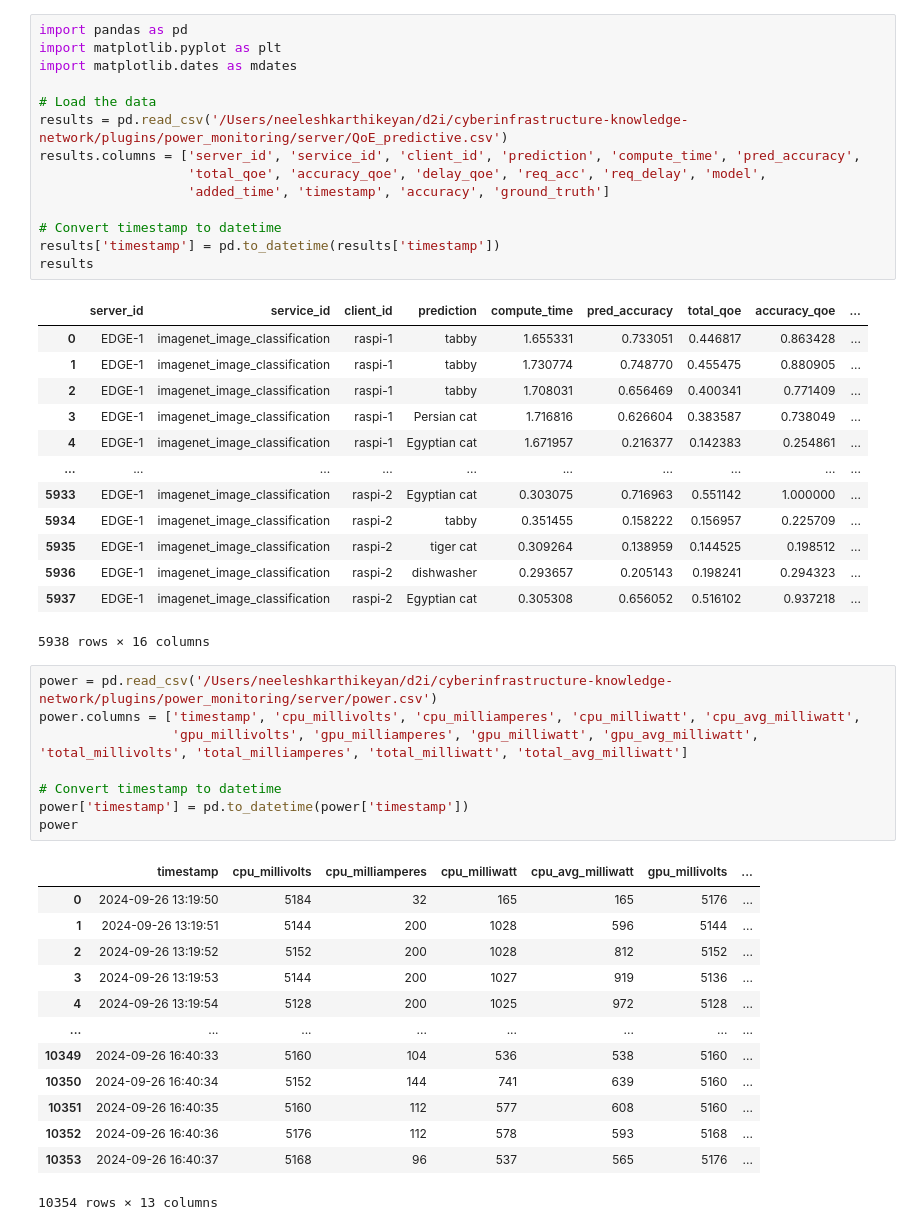
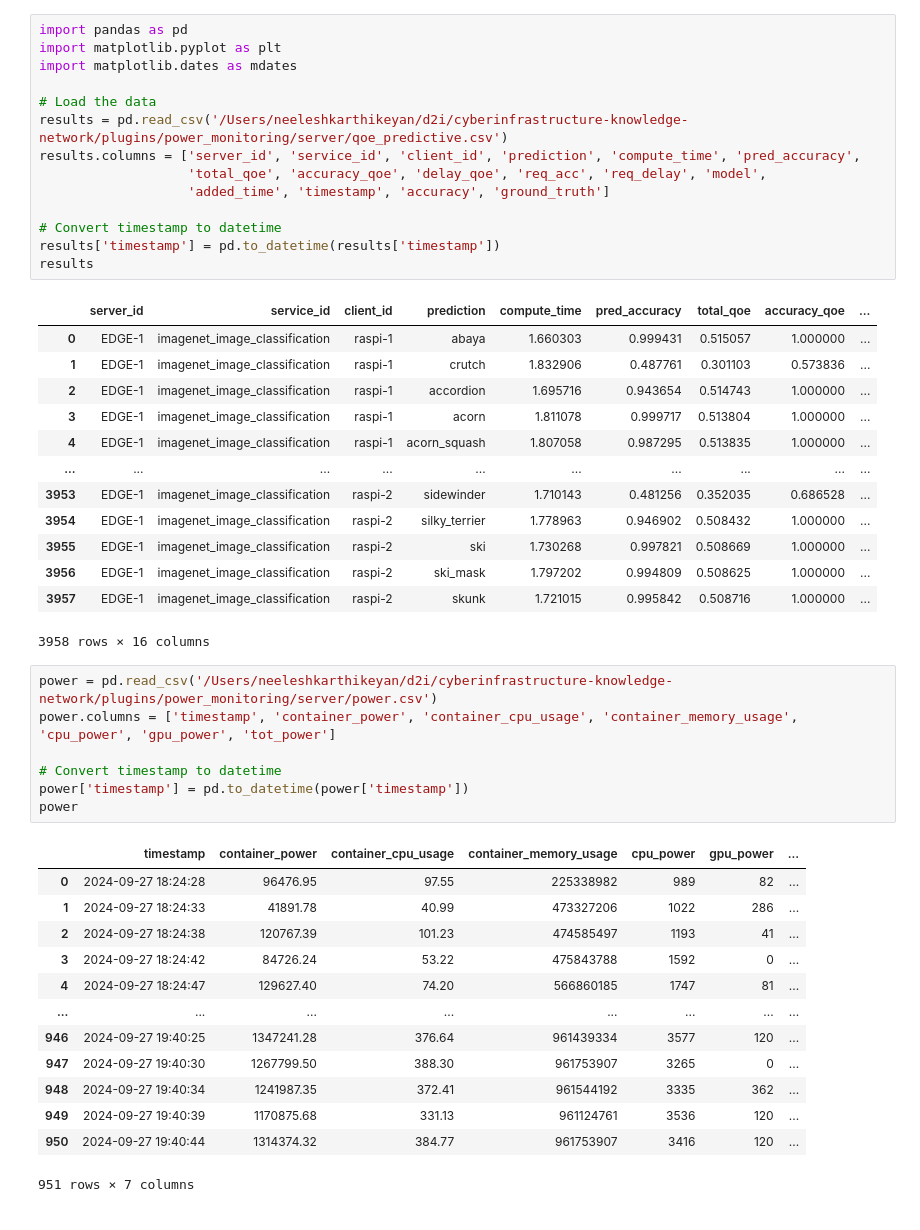
Before and after one commit to Data-to-Insight-Center/cyberinfrastructure-knowledge-network, a Jupyter notebook: plugins/power_monitoring/analysis.ipynb, the cells around one changed output. Cells and saved outputs as stored; diff of their text form.

```diff
--- a/plugins/power_monitoring/analysis.ipynb
+++ b/plugins/power_monitoring/analysis.ipynb
@@ -4,7 +4,7 @@ import matplotlib.pyplot as plt
 import matplotlib.dates as mdates
 
 # Load the data
-results = pd.read_csv('/Users/neeleshkarthikeyan/d2i/cyberinfrastructure-knowledge-network/plugins/power_monitoring/server/QoE_predictive.csv')
+results = pd.read_csv('/Users/neeleshkarthikeyan/d2i/cyberinfrastructure-knowledge-network/plugins/power_monitoring/server/qoe_predictive.csv')
 results.columns = ['server_id', 'service_id', 'client_id', 'prediction', 'compute_time', 'pred_accuracy',
                    'total_qoe', 'accuracy_qoe', 'delay_qoe', 'req_acc', 'req_delay', 'model',
                    'added_time', 'timestamp', 'accuracy', 'ground_truth']
@@ -14,40 +14,39 @@ results['timestamp'] = pd.to_datetime(results['timestamp'])
 results
 # %% [output]
 |  | server_id | service_id | client_id | prediction | compute_time | pred_accuracy | total_qoe | accuracy_qoe | ... |
-| 0 | EDGE-1 | imagenet_image_classification | raspi-1 | tabby | 1.655331 | 0.733051 | 0.446817 | 0.863428 | ... |
-| 1 | EDGE-1 | imagenet_image_classification | raspi-1 | tabby | 1.730774 | 0.748770 | 0.455475 | 0.880905 | ... |
-| 2 | EDGE-1 | imagenet_image_classification | raspi-1 | tabby | 1.708031 | 0.656469 | 0.400341 | 0.771409 | ... |
-| 3 | EDGE-1 | imagenet_image_classification | raspi-1 | Persian cat | 1.716816 | 0.626604 | 0.383587 | 0.738049 | ... |
-| 4 | EDGE-1 | imagenet_image_classification | raspi-1 | Egyptian cat | 1.671957 | 0.216377 | 0.142383 | 0.254861 | ... |
+| 0 | EDGE-1 | imagenet_image_classification | raspi-1 | abaya | 1.660303 | 0.999431 | 0.515057 | 1.000000 | ... |
+| 1 | EDGE-1 | imagenet_image_classification | raspi-1 | crutch | 1.832906 | 0.487761 | 0.301103 | 0.573836 | ... |
+| 2 | EDGE-1 | imagenet_image_classification | raspi-1 | accordion | 1.695716 | 0.943654 | 0.514743 | 1.000000 | ... |
+| 3 | EDGE-1 | imagenet_image_classification | raspi-1 | acorn | 1.811078 | 0.999717 | 0.513804 | 1.000000 | ... |
+| 4 | EDGE-1 | imagenet_image_classification | raspi-1 | acorn_squash | 1.807058 | 0.987295 | 0.513835 | 1.000000 | ... |
 | ... | ... | ... | ... | ... | ... | ... | ... | ... | ... |
-| 5933 | EDGE-1 | imagenet_image_classification | raspi-2 | Egyptian cat | 0.303075 | 0.716963 | 0.551142 | 1.000000 | ... |
-| 5934 | EDGE-1 | imagenet_image_classification | raspi-2 | tabby | 0.351455 | 0.158222 | 0.156957 | 0.225709 | ... |
-| 5935 | EDGE-1 | imagenet_image_classification | raspi-2 | tiger cat | 0.309264 | 0.138959 | 0.144525 | 0.198512 | ... |
-| 5936 | EDGE-1 | imagenet_image_classification | raspi-2 | dishwasher | 0.293657 | 0.205143 | 0.198241 | 0.294323 | ... |
-| 5937 | EDGE-1 | imagenet_image_classification | raspi-2 | Egyptian cat | 0.305308 | 0.656052 | 0.516102 | 0.937218 | ... |
+| 3953 | EDGE-1 | imagenet_image_classification | raspi-2 | sidewinder | 1.710143 | 0.481256 | 0.352035 | 0.686528 | ... |
+| 3954 | EDGE-1 | imagenet_image_classification | raspi-2 | silky_terrier | 1.778963 | 0.946902 | 0.508432 | 1.000000 | ... |
+| 3955 | EDGE-1 | imagenet_image_classification | raspi-2 | ski | 1.730268 | 0.997821 | 0.508669 | 1.000000 | ... |
+| 3956 | EDGE-1 | imagenet_image_classification | raspi-2 | ski_mask | 1.797202 | 0.994809 | 0.508625 | 1.000000 | ... |
+| 3957 | EDGE-1 | imagenet_image_classification | raspi-2 | skunk | 1.721015 | 0.995842 | 0.508716 | 1.000000 | ... |
-5938 rows × 16 columns
+3958 rows × 16 columns
 # %%
 power = pd.read_csv('/Users/neeleshkarthikeyan/d2i/cyberinfrastructure-knowledge-network/plugins/power_monitoring/server/power.csv')
-power.columns = ['timestamp', 'cpu_millivolts', 'cpu_milliamperes', 'cpu_milliwatt', 'cpu_avg_milliwatt',
-                 'gpu_millivolts', 'gpu_milliamperes', 'gpu_milliwatt', 'gpu_avg_milliwatt', 'total_millivolts', 'total_milliamperes', 'total_milliwatt', 'total_avg_milliwatt']
+power.columns = ['timestamp', 'container_power', 'container_cpu_usage', 'container_memory_usage', 'cpu_power', 'gpu_power', 'tot_power']
 
 # Convert timestamp to datetime
 power['timestamp'] = pd.to_datetime(power['timestamp'])
 power
 # %% [output]
-|  | timestamp | cpu_millivolts | cpu_milliamperes | cpu_milliwatt | cpu_avg_milliwatt | gpu_millivolts | ... |
-| 0 | 2024-09-26 13:19:50 | 5184 | 32 | 165 | 165 | 5176 | ... |
-| 1 | 2024-09-26 13:19:51 | 5144 | 200 | 1028 | 596 | 5144 | ... |
-| 2 | 2024-09-26 13:19:52 | 5152 | 200 | 1028 | 812 | 5152 | ... |
-| 3 | 2024-09-26 13:19:53 | 5144 | 200 | 1027 | 919 | 5136 | ... |
-| 4 | 2024-09-26 13:19:54 | 5128 | 200 | 1025 | 972 | 5128 | ... |
+|  | timestamp | container_power | container_cpu_usage | container_memory_usage | cpu_power | gpu_power | ... |
+| 0 | 2024-09-27 18:24:28 | 96476.95 | 97.55 | 225338982 | 989 | 82 | ... |
+| 1 | 2024-09-27 18:24:33 | 41891.78 | 40.99 | 473327206 | 1022 | 286 | ... |
+| 2 | 2024-09-27 18:24:38 | 120767.39 | 101.23 | 474585497 | 1193 | 41 | ... |
+| 3 | 2024-09-27 18:24:42 | 84726.24 | 53.22 | 475843788 | 1592 | 0 | ... |
+| 4 | 2024-09-27 18:24:47 | 129627.40 | 74.20 | 566860185 | 1747 | 81 | ... |
 | ... | ... | ... | ... | ... | ... | ... | ... |
-| 10349 | 2024-09-26 16:40:33 | 5160 | 104 | 536 | 538 | 5160 | ... |
-| 10350 | 2024-09-26 16:40:34 | 5152 | 144 | 741 | 639 | 5160 | ... |
-| 10351 | 2024-09-26 16:40:35 | 5160 | 112 | 577 | 608 | 5160 | ... |
-| 10352 | 2024-09-26 16:40:36 | 5176 | 112 | 578 | 593 | 5168 | ... |
-| 10353 | 2024-09-26 16:40:37 | 5168 | 96 | 537 | 565 | 5176 | ... |
+| 946 | 2024-09-27 19:40:25 | 1347241.28 | 376.64 | 961439334 | 3577 | 120 | ... |
+| 947 | 2024-09-27 19:40:30 | 1267799.50 | 388.30 | 961753907 | 3265 | 0 | ... |
+| 948 | 2024-09-27 19:40:34 | 1241987.35 | 372.41 | 961544192 | 3335 | 362 | ... |
+| 949 | 2024-09-27 19:40:39 | 1170875.68 | 331.13 | 961124761 | 3536 | 120 | ... |
+| 950 | 2024-09-27 19:40:44 | 1314374.32 | 384.77 | 961753907 | 3416 | 120 | ... |
-10354 rows × 13 columns
+951 rows × 7 columns
 # %%
 plt.figure(figsize=(18, 6))
 plt.plot(results['compute_time'])
```
Also changed, not shown: parts of 6 cells of this notebook, 5 other files.
